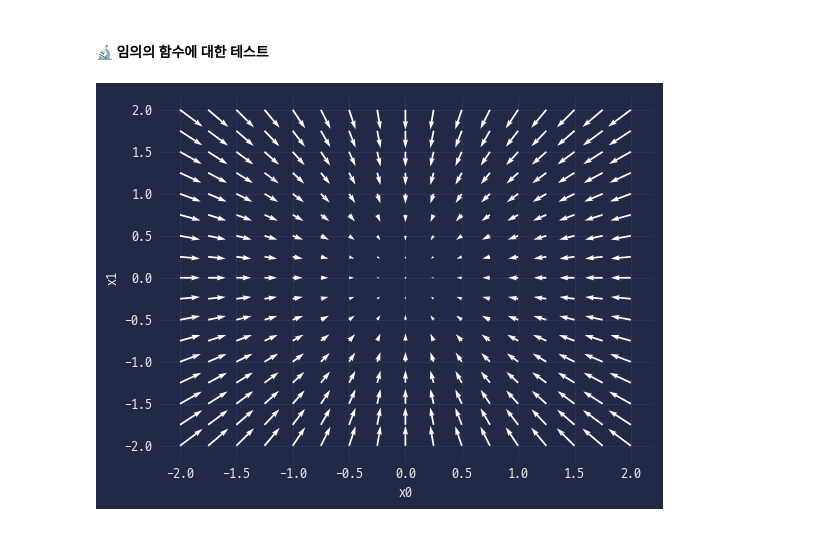
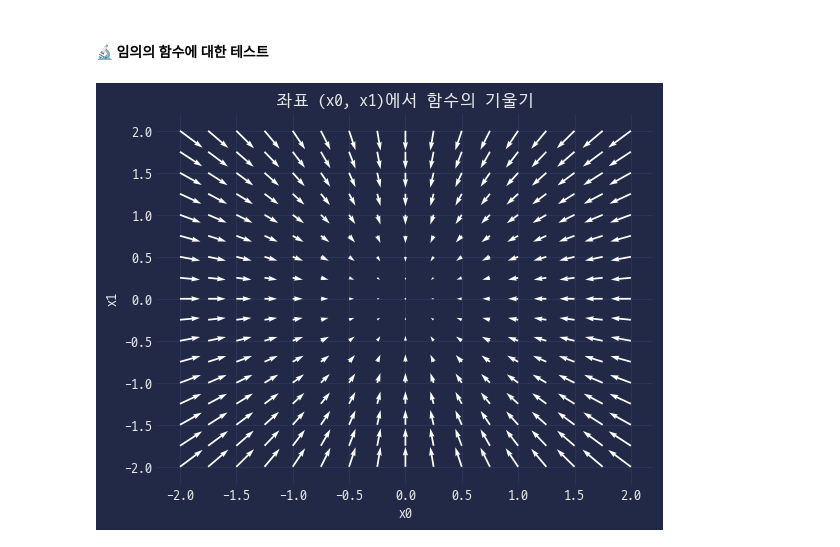
Before and after one commit to zer0ken/ms-ai-school, a Jupyter notebook: neural-net/ch03 신경망 학습/수치미분.ipynb, the cells around one changed output. Drawn from its saved outputs; the diff is of its cells as text; code cells hidden in the pictures.

```diff
--- a/neural-net/ch03 신경망 학습/수치미분.ipynb
+++ b/neural-net/ch03 신경망 학습/수치미분.ipynb
@@ -94,24 +94,25 @@ def tangent_line(f, x):
 # %%
 def function_2(x):
     if x.ndim == 1:
         return np.sum(x ** 2)
     return np.sum(x ** 2, axis=1)
 
 
 x0 = np.arange(-2, 2.25, 0.25)
 x1 = np.arange(-2, 2.25, 0.25)
 X, Y = np.meshgrid(x0, x1)
 
 X = X.flatten()
 Y = Y.flatten()
 
 grad = numerical_gradient(function_2, np.array([X, Y]))
 
 plt.quiver(X, Y, -grad[0], -grad[1], angles='xy', color='white')
 plt.xlabel('x0')
 plt.ylabel('x1')
+plt.title('좌표 (x0, x1)에서 함수의 기울기')
 # plt.grid()
-# plt.axis('off)
+# plt.axis('off')
 plt.show()
 # %% [output]
-[figure, old version]
+[figure, new version]
```
Also changed, not shown: parts of 1 cell of this notebook.
